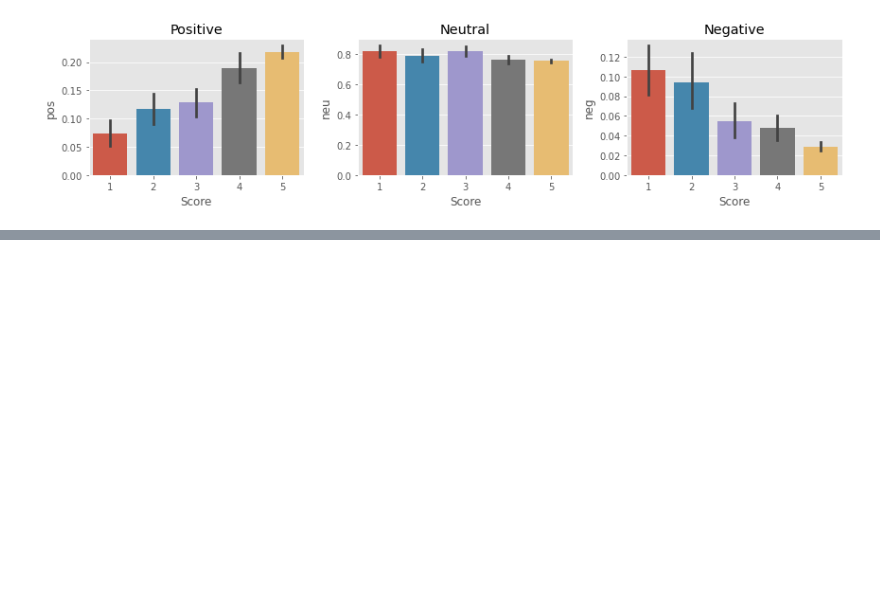
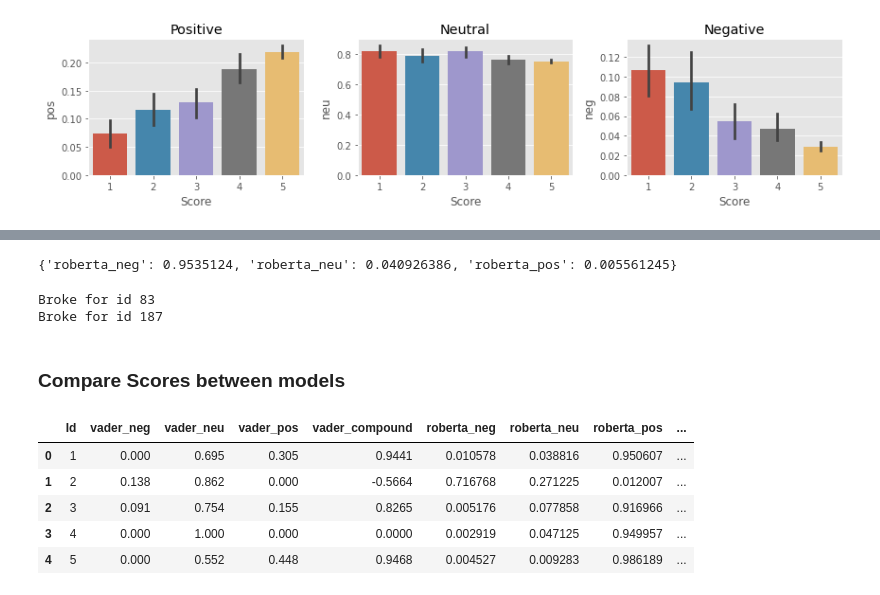
Before and after one commit to PapaArt/Amazon-Fine-Food-Reviews, a Jupyter notebook: src/analysis.ipynb, the cells around one changed output, grey strips where cells are left out. Cells and saved outputs as stored; diff of their text form; code cells hidden in the pictures; blank space fills up the shorter version.

```diff
--- a/src/analysis.ipynb
+++ b/src/analysis.ipynb
@@ -189,0 +224,14 @@ ValueError: Connection error, and we cannot find the requested files in the cach
+# %%
+# Run for Roberta Model
+encoded_text = tokenizer(example, return_tensors='pt')
+output = model(**encoded_text)
+scores = output[0][0].detach().numpy()
+scores = softmax(scores)
+scores_dict = {
+    'roberta_neg':scores[0],
+    'roberta_neu':scores[1],
+    'roberta_pos':scores[2]
+}
+print(scores_dict)
+# %% [output]
+{'roberta_neg': 0.9535124, 'roberta_neu': 0.040926386, 'roberta_pos': 0.005561245}
@@ -189,0 +251,18 @@ ValueError: Connection error, and we cannot find the requested files in the cach
+# %%
+res = {}
+for i, row in tqdm(df.iterrows(), total = len(df)):
+    try:
+        text = row['Text']
+        myid = row['Id']
+        vader_results = sia.polarity_scores(text)
+        vader_results_rename = {}
+        for key, value in vader_results.items():
+          vader_results_rename[f"vader_{key}"] = value
+        roberta_results = polarity_scores_roberta(text)
+        both = {**vader_results_rename, **roberta_results}
+        res[myid] = both
+    except RuntimeError:
+      print(f'Broke for id {myid}')
+# %% [output]
+Broke for id 83
+Broke for id 187
@@ -189,0 +273,11 @@ ValueError: Connection error, and we cannot find the requested files in the cach
+# %% [markdown]
+### Compare Scores between models
+# %%
+results_df.head()
+# %% [output]
+|  | Id | vader_neg | vader_neu | vader_pos | vader_compound | roberta_neg | roberta_neu | roberta_pos | ... |
+| 0 | 1 | 0.000 | 0.695 | 0.305 | 0.9441 | 0.010578 | 0.038816 | 0.950607 | ... |
+| 1 | 2 | 0.138 | 0.862 | 0.000 | -0.5664 | 0.716768 | 0.271225 | 0.012007 | ... |
+| 2 | 3 | 0.091 | 0.754 | 0.155 | 0.8265 | 0.005176 | 0.077858 | 0.916966 | ... |
+| 3 | 4 | 0.000 | 1.000 | 0.000 | 0.0000 | 0.002919 | 0.047125 | 0.949957 | ... |
+| 4 | 5 | 0.000 | 0.552 | 0.448 | 0.9468 | 0.004527 | 0.009283 | 0.986189 | ... |
```
Also changed, not shown: parts of 23 cells of this notebook.
